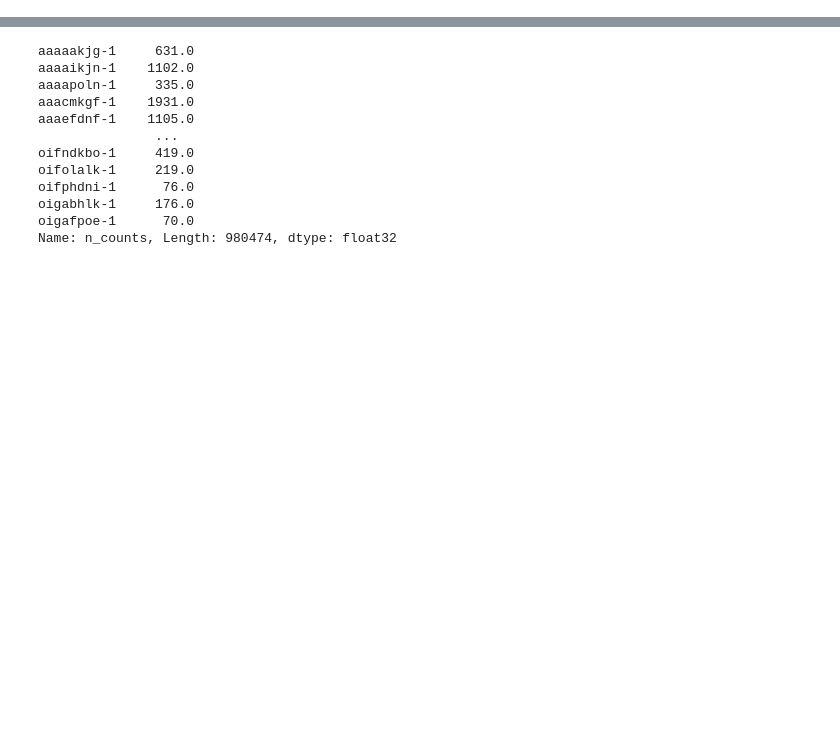
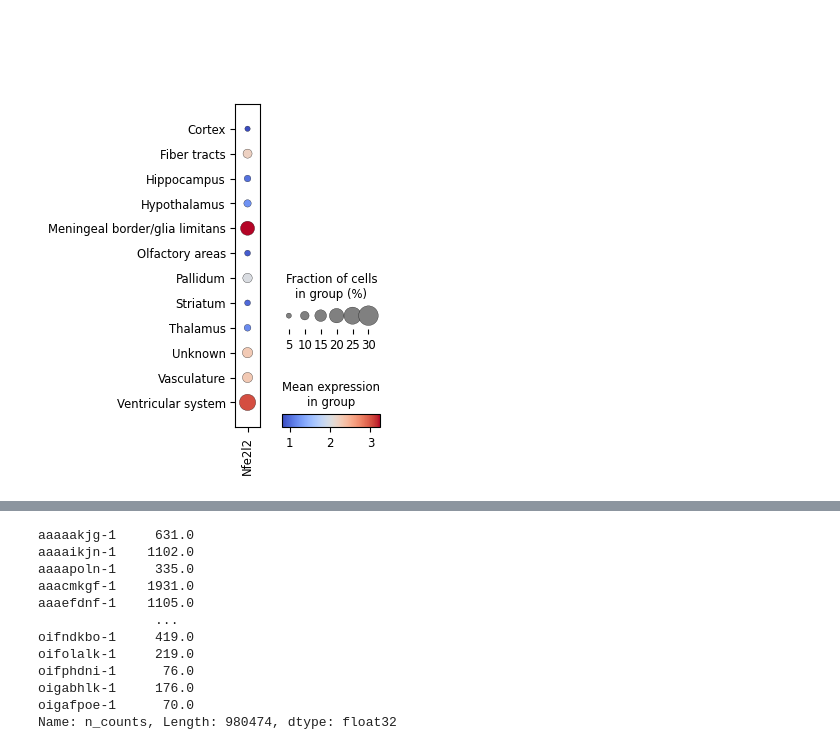
Before and after one commit to christoffermattssonlangseth/oligo-mtDSB, a Jupyter notebook: notebooks-03/03-sccellfie-oligomtDSB.ipynb, the cells around one changed output, grey strips where cells are left out. Cells and saved outputs as stored; diff of their text form; code cells hidden in the pictures; blank space fills up the shorter version.

```diff
--- a/notebooks-03/03-sccellfie-oligomtDSB.ipynb
+++ b/notebooks-03/03-sccellfie-oligomtDSB.ipynb
@@ -5,0 +56,9 @@ adata = sc.read_h5ad('../data/mtDNA_DSB_5k_clustered_annotation_with_rbd_2.h5ad'
+# %%
+sc.pl.dotplot(
+    adata,
+    var_names=['Nfe2l2'],
+    groupby="RBD_compartment_simplified",
+    color_map="coolwarm",
+)
+# %% [output]
+[figure, added]
```
Also changed, not shown: parts of 25 cells of this notebook, 2 other files.
